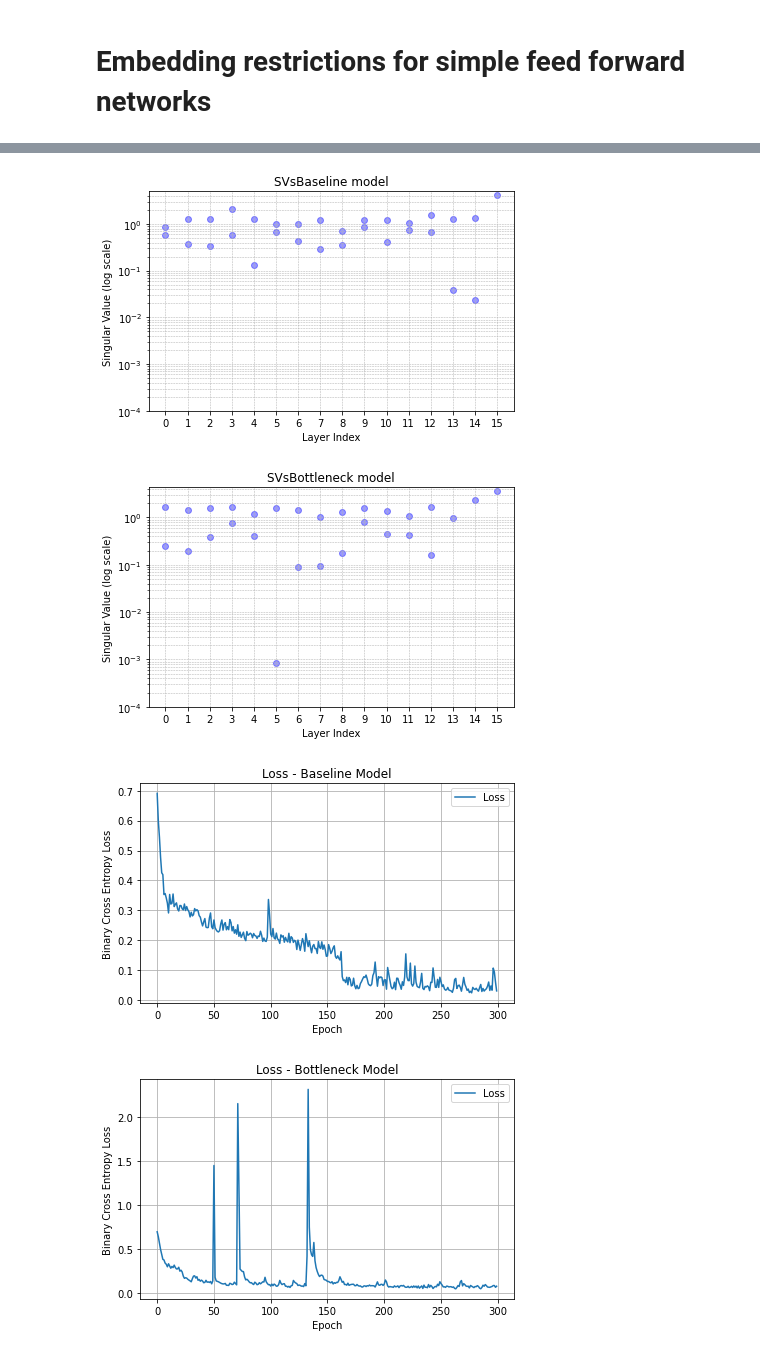
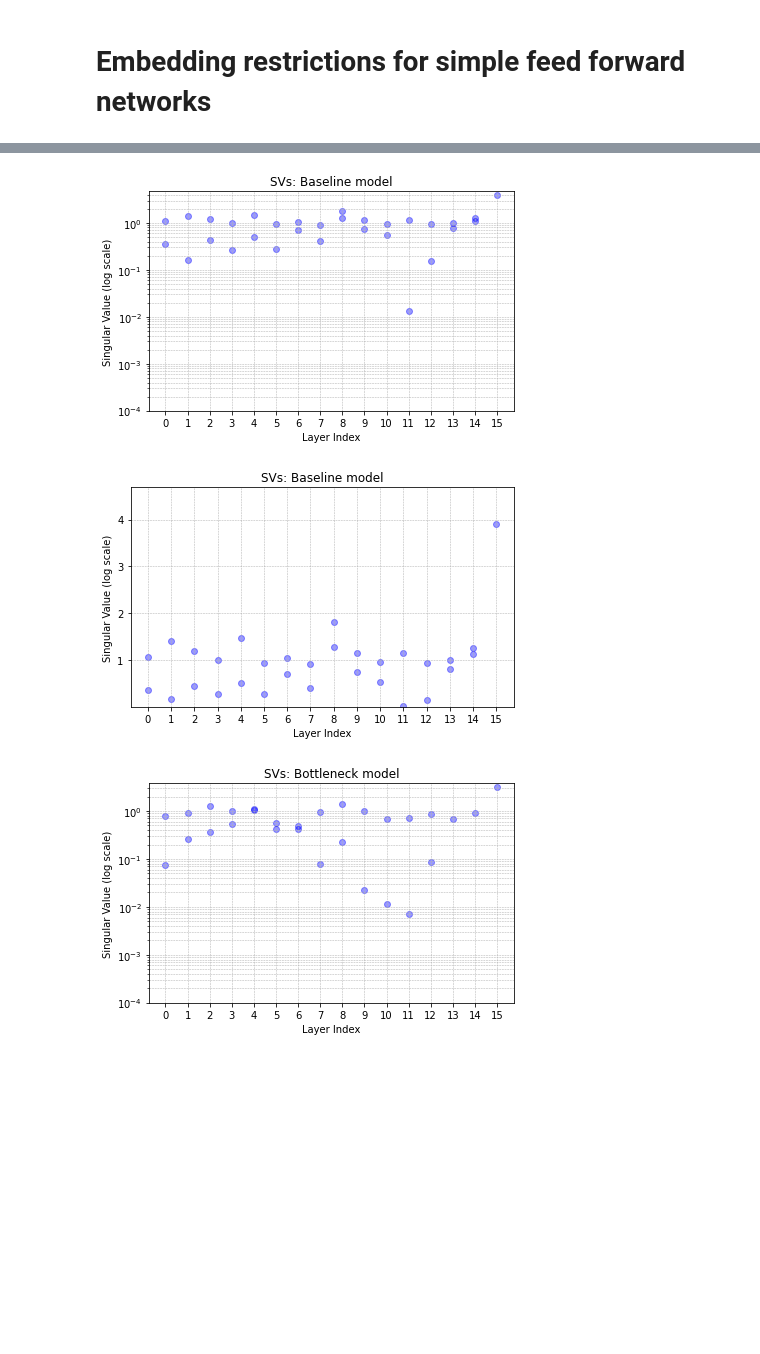
Before and after one commit to twoehrer/embedding, a Jupyter notebook: feedforwardexample.ipynb, the cells around one changed output, grey strips where cells are left out. Drawn from its saved outputs; the diff is of its cells as text; code cells hidden in the pictures; blank space fills up the shorter version.

```diff
--- a/feedforwardexample.ipynb
+++ b/feedforwardexample.ipynb
@@ -168,7 +338,7 @@ def plot_decision_boundary(model, X, y, title="Decision Boundary"):
 # %%
 
 
-def plot_singular_values(model, title=''):
+def plot_singular_values_of_weightmatrix(model, log_scale = True, title=''):
     """
     For each Linear layer in the model, compute the singular values using torch.svd,
     and plot them by layer index (x-axis) vs. singular value (y-axis).
@@ -198,10 +368,11 @@ def plot_singular_values(model, title=''):
         for sv in svals:
             plt.scatter(layer_idx, sv, color='blue', alpha=0.4)
 
-    plt.title("SVs" + title)
+    plt.title("SVs: " + title)
     plt.xlabel("Layer Index")
     plt.ylabel("Singular Value (log scale)")
-    plt.yscale("log")
+    if log_scale:
+        plt.yscale("log")
 
     # Ensure y-axis covers all singular values
     y_max = max_sv * 1.2
@@ -214,20 +385,3 @@ def plot_singular_values(model, title=''):
     plt.grid(True, which='both', linestyle='--', linewidth=0.5)
     plt.tight_layout()
     plt.show()
-# %%
-# Train both models
-model_base, acc_base, losses_base = train_until_threshold(
-    FFnet, X_train, y_train, X_test, y_test,
-    max_retries=20, threshold=0.95,
-    depth=15, width=2, bottleneck=False, activation='tanh'
-)
-
-model_bottleneck, acc_bottleneck, losses_bottleneck = train_until_threshold(
-    FFnet, X_train, y_train, X_test, y_test,
-    max_retries=10, threshold=0.95,
-    depth=15, width=2, bottleneck=True, activation='tanh'
-)
-
-# Plot decision boundaries
-plot_decision_boundary(model_base, X_test.numpy(), y_test.numpy(), title="Baseline Model")
-plot_decision_boundary(model_bottleneck, X_test.numpy(), y_test.numpy(), title="Bottleneck Model")
@@ -254,14 +388,10 @@ plot_decision_boundary(model_bottleneck, X_test.numpy(), y_test.numpy(), title="
 # %%
 
 # Plot activation heatmaps
-plot_singular_values(model_base, title = 'Baseline model')
-plot_singular_values(model_bottleneck, title = 'Bottleneck model')
-
-# Plot loss curves
-plot_loss_curve(losses_base, "Loss - Baseline Model")
-plot_loss_curve(losses_bottleneck, "Loss - Bottleneck Model")
+plot_singular_values_of_weightmatrix(model_base, title = 'Baseline model')
+plot_singular_values_of_weightmatrix(model_base, log_scale=False, title = 'Baseline model')
+plot_singular_values_of_weightmatrix(model_bottleneck, title = 'Bottleneck model')
 # %% [output]
-[figure, old version]
+[figure, new version]
-[figure, old version]
+[figure, new version]
-[figure, old version]
+[figure, new version]
-[figure, removed]
```
Also changed, not shown: parts of 30 cells of this notebook, 13 other files.
